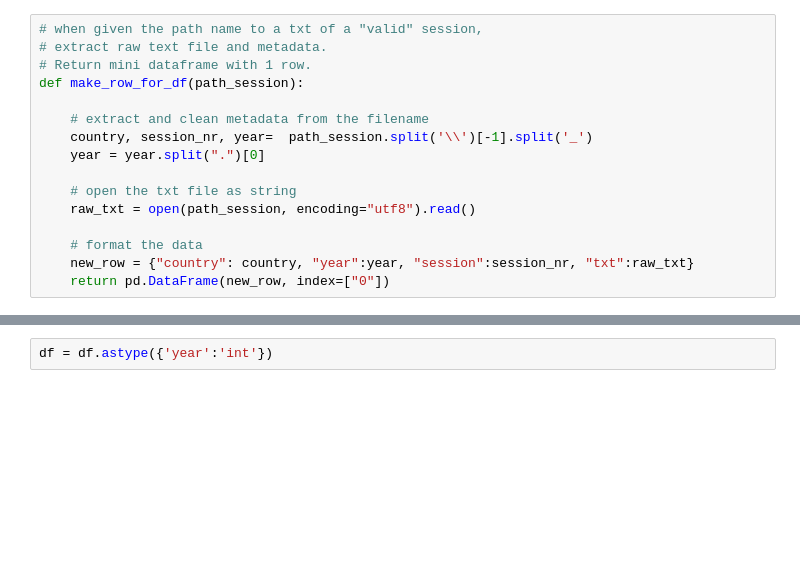
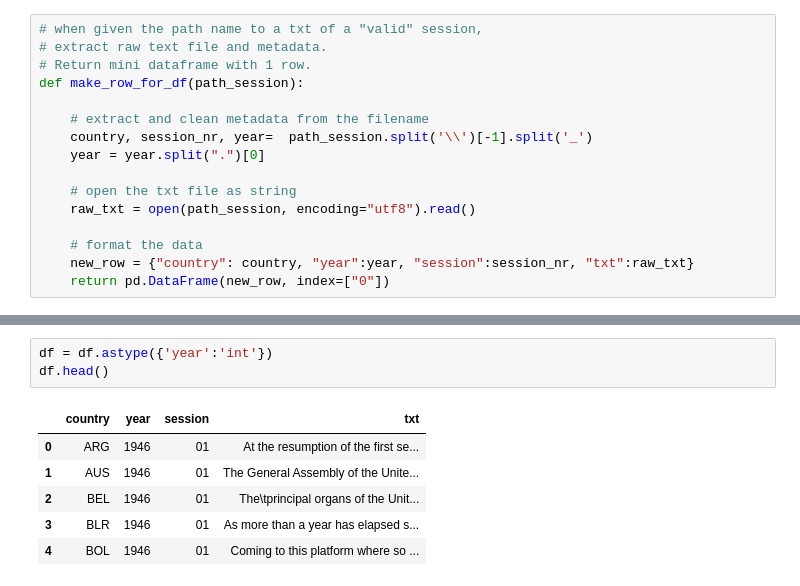
Before and after one commit to JuliusHuizing/fundamentals_of_data_science_shared, a Jupyter notebook: notebooks/UNSession_data_to_dataframe.ipynb, the cells around one changed output, grey strips where cells are left out. Cells and saved outputs as stored; diff of their text form; blank space fills up the shorter version.

```diff
--- a/notebooks/UNSession_data_to_dataframe.ipynb
+++ b/notebooks/UNSession_data_to_dataframe.ipynb
@@ -57,3 +86,11 @@ ValueError: too many values to unpack (expected 3)
 # %%
 df = df.astype({'year':'int'})
+df.head()
+# %% [output]
+|  | country | year | session | txt |
+| 0 | ARG | 1946 | 01 | At the resumption of the first se... |
+| 1 | AUS | 1946 | 01 | The General Assembly of the Unite... |
+| 2 | BEL | 1946 | 01 | The\tprincipal organs of the Unit... |
+| 3 | BLR | 1946 | 01 | As more than a year has elapsed s... |
+| 4 | BOL | 1946 | 01 | Coming to this platform where so ... |
 # %%
```
Also changed, not shown: parts of 3 cells of this notebook, 3 other files.
